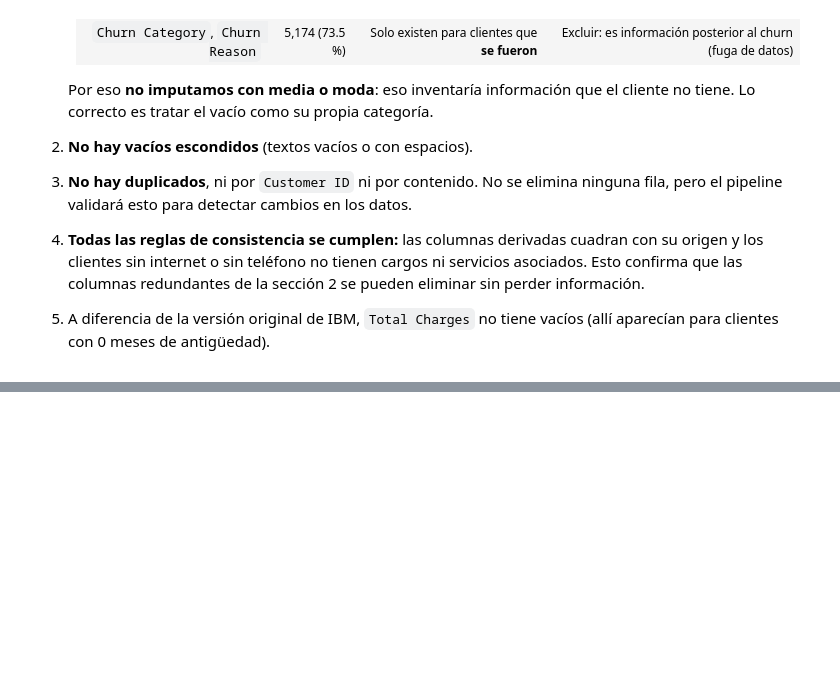
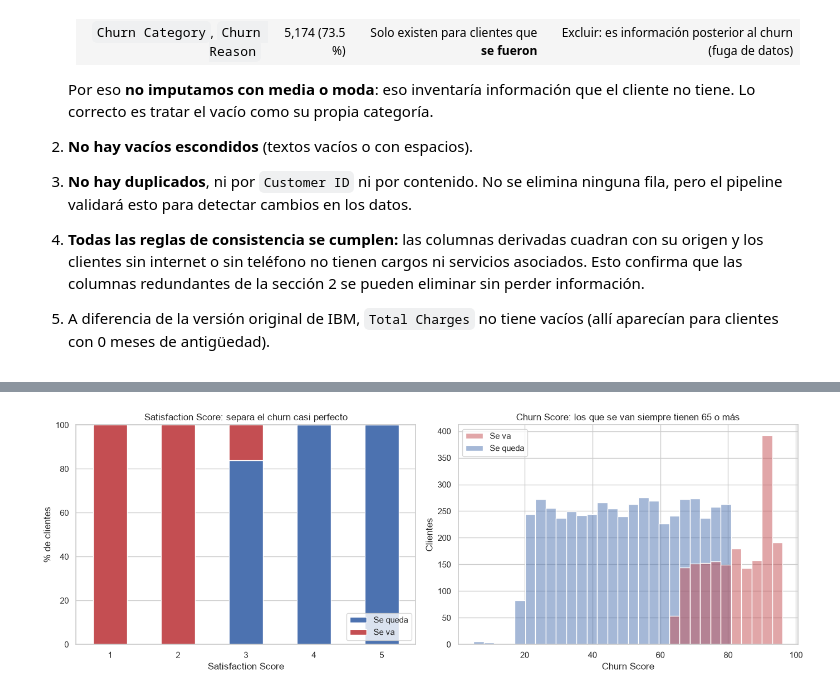
Before and after one commit to Antonio-3108/Proyecto-ML-for-Buisness, a Jupyter notebook: notebooks/01_exploracion.ipynb, the cells around one changed output, grey strips where cells are left out. Saved outputs shown, nothing was run; the diff lists cells and outputs as text; code cells hidden in the pictures; blank space fills up the shorter version.

```diff
--- a/notebooks/01_exploracion.ipynb
+++ b/notebooks/01_exploracion.ipynb
@@ -632,0 +749,33 @@ pd.Series({regla: incumple.sum() for regla, incumple in reglas.items()}).to_fram
+# %%
+fig, axes = plt.subplots(1, 2, figsize=(14, 5))
+
+# Satisfaction Score: % de churn por nivel
+(
+    pd.crosstab(
+        clientes["Satisfaction Score"], clientes["Churn Value"], normalize="index"
+    )
+    .mul(100)
+    .rename(columns={0: "Se queda", 1: "Se va"})
+    .plot.bar(stacked=True, color=["#4C72B0", "#C44E52"], rot=0, ax=axes[0])
+)
+axes[0].set_ylabel("% de clientes")
+axes[0].set_title("Satisfaction Score: separa el churn casi perfecto")
+axes[0].legend(loc="lower right")
+
+# Churn Score: distribución por grupo
+sns.histplot(
+    data=clientes,
+    x="Churn Score",
+    hue=clientes["Churn Value"].map({0: "Se queda", 1: "Se va"}),
+    palette={"Se queda": "#4C72B0", "Se va": "#C44E52"},
+    bins=30,
+    ax=axes[1],
+)
+axes[1].set_title("Churn Score: los que se van siempre tienen 65 o más")
+axes[1].set_ylabel("Clientes")
+axes[1].get_legend().set_title("")
+
+plt.tight_layout()
+plt.show()
+# %% [output]
+[figure, added]
```
Also changed, not shown: parts of 11 cells of this notebook.
